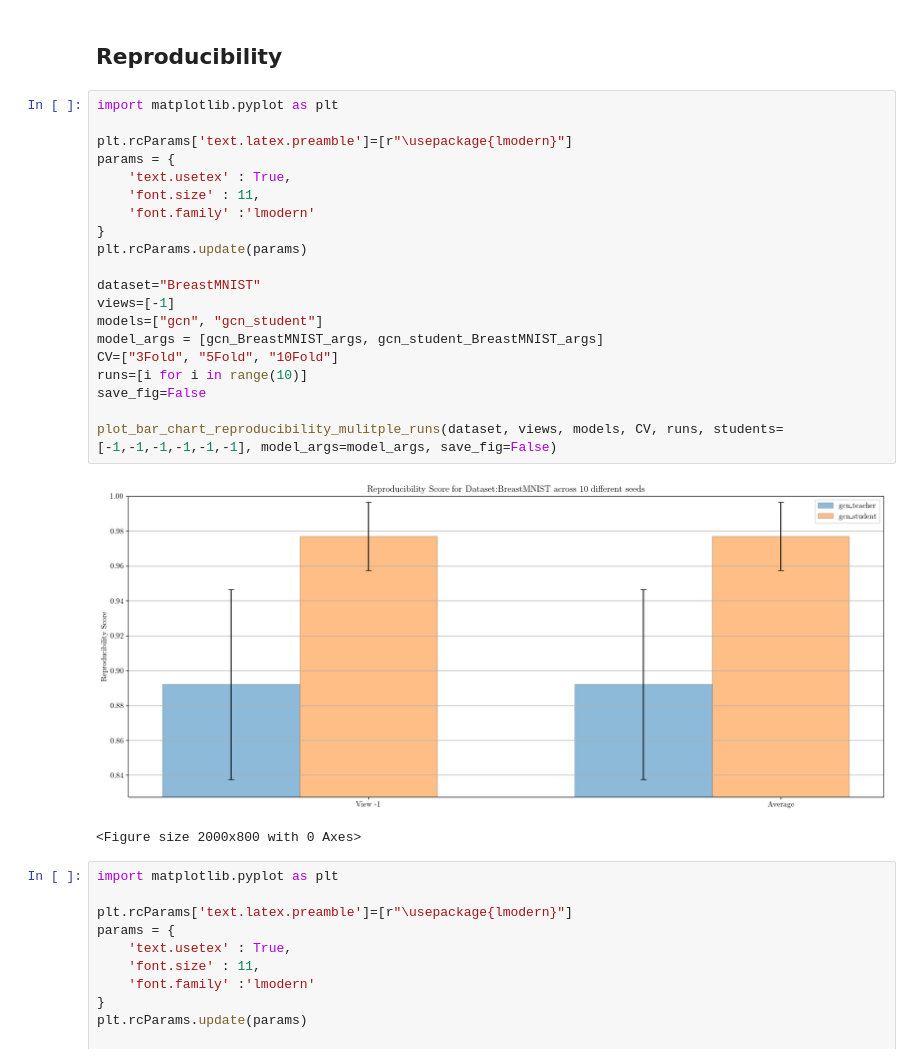
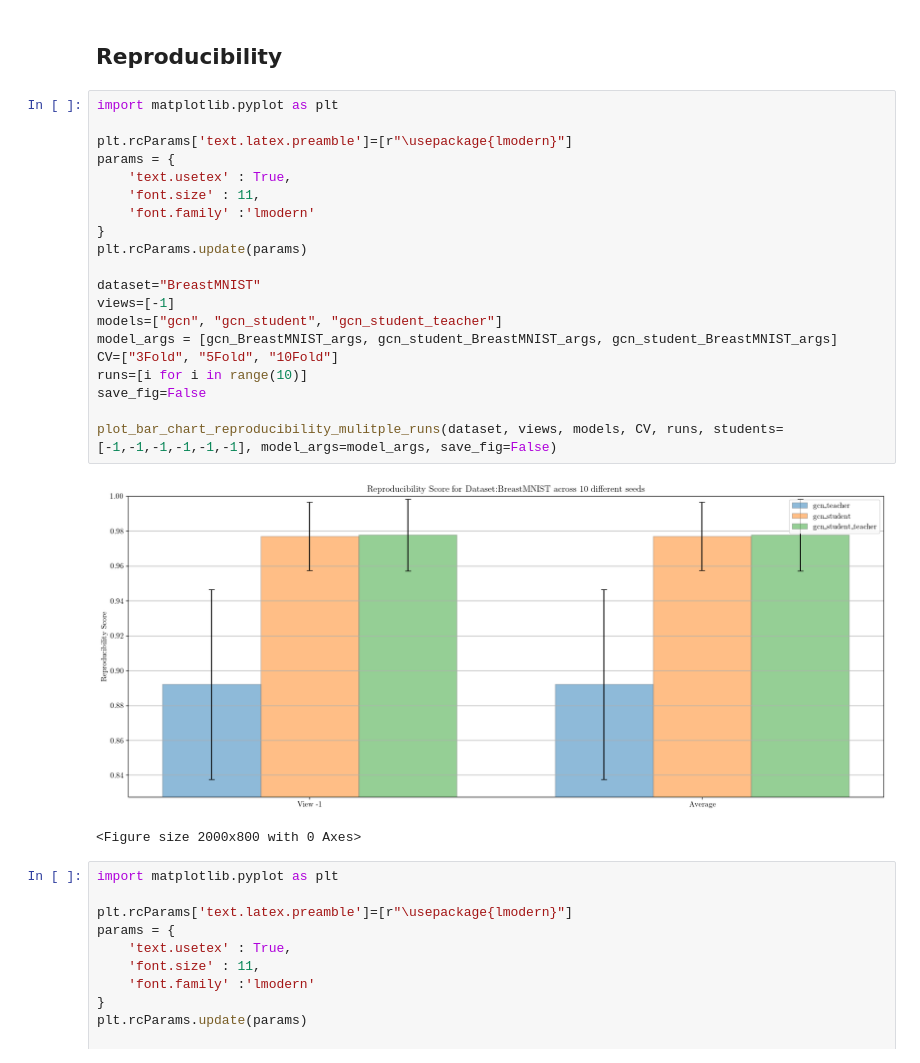
Before and after one commit to LorenzoStigliano/thesis-imperial, a Jupyter notebook: src/notebooks/study_medMNIST.ipynb, the cells around one changed output. Saved outputs shown, nothing was run; the diff lists cells and outputs as text.

```diff
--- a/src/notebooks/study_medMNIST.ipynb
+++ b/src/notebooks/study_medMNIST.ipynb
@@ -19,25 +19,25 @@ from models.model_config import *
 # %%
 import matplotlib.pyplot as plt
 
 plt.rcParams['text.latex.preamble']=[r"\usepackage{lmodern}"]
 params = {
     'text.usetex' : True,
     'font.size' : 11,
     'font.family' :'lmodern'
 }
 plt.rcParams.update(params)
 
 dataset="BreastMNIST"
 views=[-1]
-models=["gcn", "gcn_student"]
-model_args = [gcn_BreastMNIST_args, gcn_student_BreastMNIST_args]
+models=["gcn", "gcn_student", "gcn_student_teacher"]
+model_args = [gcn_BreastMNIST_args, gcn_student_BreastMNIST_args, gcn_student_BreastMNIST_args]
 CV=["3Fold", "5Fold", "10Fold"]
 runs=[i for i in range(10)]
 save_fig=False
 
 plot_bar_chart_reproducibility_mulitple_runs(dataset, views, models, CV, runs, students=[-1,-1,-1,-1,-1,-1], model_args=model_args, save_fig=False)
 # %% [output]
-[figure, old version]
+[figure, new version]
 <Figure size 2000x800 with 0 Axes>
 # %%
 import matplotlib.pyplot as plt
```
Also changed, not shown: parts of 1 cell of this notebook, 7 other files.
